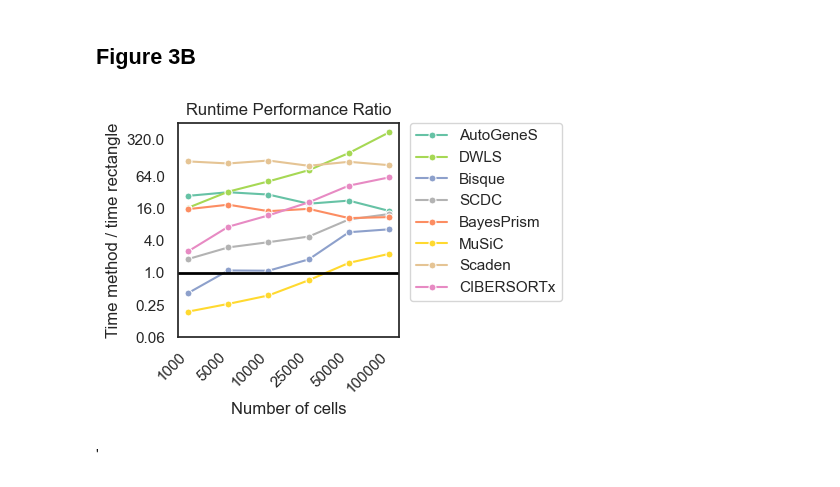
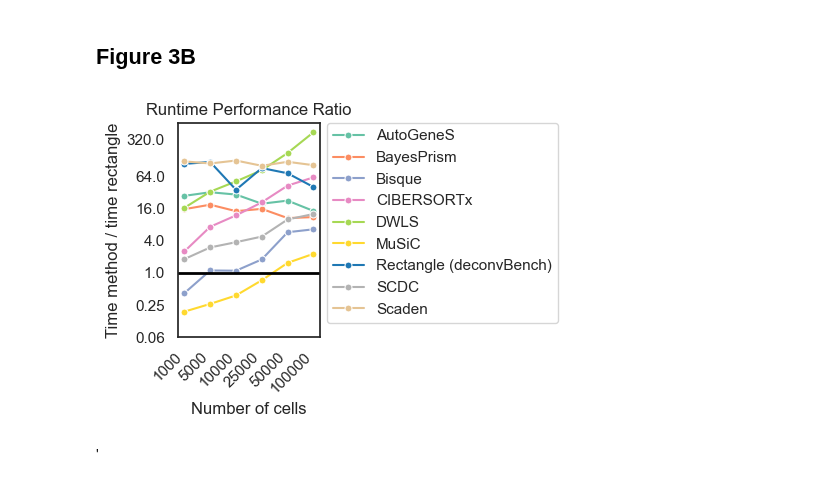
Before and after one commit to ComputationalBiomedicineGroup/rectangle_paper, a Jupyter notebook: notebooks/figure_3.ipynb, the cells around one changed output. Drawn from its saved outputs; the diff is of its cells as text; code cells hidden in the pictures.

Commit message:
updated runtimes

```diff
--- a/notebooks/figure_3.ipynb
+++ b/notebooks/figure_3.ipynb
@@ -257,7 +254,15 @@ runtimes_omni = pd.read_csv('../data/fig3/omnibench_runtime_data.csv', index_col
 runtimes_omni = runtimes_omni[runtimes_omni['bulk_samples'] == 5]
 runtimes_omni = runtimes_omni[runtimes_omni['process'] == 'FULL WORKFLOW']
 runtimes_omni = runtimes_omni[runtimes_omni['subset_value'] != 3000]
-runtimes_rectangle['elapsed_minutes'] = runtimes_rectangle['time_mean'] / 60
+
+runtimes_rectangle['elapsed_minutes'] = runtimes_rectangle['time_mean'] / 60 # get minutes
+runtimes_rectangle_omnibench = pd.read_csv('../data/fig3/rectangle_runtime_omnibench.csv')
+runtimes_rectangle_omnibench = runtimes_rectangle_omnibench[runtimes_rectangle_omnibench['bulk_samples'] == 5]
+runtimes_rectangle_omnibench = runtimes_rectangle_omnibench[runtimes_rectangle_omnibench['process'] == 'FULL WORKFLOW']
+runtimes_rectangle_omnibench = runtimes_rectangle_omnibench[runtimes_rectangle_omnibench['subset_value'] != 3000]
+#append rectangle omnibench rows to runtimes_omni
+runtimes_omni = pd.concat([runtimes_omni, runtimes_rectangle_omnibench], ignore_index=True)
+runtimes_omni.loc[runtimes_omni['method'] == 'Rectangle', 'method'] = 'Rectangle (deconvBench)'
 # %%
 
 for i, row in runtimes_rectangle.iterrows():
@@ -286,11 +291,12 @@ method_palette = {
     "CIBERSORTx": "#E78AC3",
     "DWLS": "#A6D854",
     "MuSiC": "#FFD92F",
+    "Rectangle (deconvBench)": "#1F78B4",
     "Scaden": "#E5C494",
     "SCDC": "#B3B3B3",
-    "Rectangle": "#000000"
+
 }
-
+legend_order = sorted(list(method_palette.keys()))
 # Filter and preprocess data
 plot_runtime_df = runtimes_omni
 plot_runtime_df['n_cells'] = plot_runtime_df['n_cells'].round(0).astype(int)
@@ -302,35 +308,36 @@ plot_runtime_df['performance_ratio'] = np.log(plot_runtime_df['performance_ratio
 sns.set_theme(style="white")
 plt.figure(figsize=(5, 3.5))
 
+
 # Create the line plot
-ax = sns.lineplot(data=plot_runtime_df, x='n_cells', y='performance_ratio', hue='method', marker='o', markersize=5, palette=method_palette)
+ax = sns.lineplot(data=plot_runtime_df, x='n_cells', y='performance_ratio', hue='method', marker='o', markersize=5, palette=method_palette, hue_order=legend_order)
 plt.xlabel('Number of cells')
 plt.ylabel('Time method / time rectangle')
 plt.title('Runtime Performance Ratio')
 
 # Set y-axis to exponential values
 def format_func(value, tick_number):
     return f'{np.round(np.exp(value), 2)}'
 
 ax.yaxis.set_major_formatter(FuncFormatter(format_func))
 plt.yticks([np.log(1/16), np.log(1/4), np.log(1), np.log(4), np.log(16), np.log(64), np.log(320)])  # Set the y-ticks
 
 
 # Add horizontal line at y=1
 plt.axhline(y=np.log(1), color='black', linestyle='-', linewidth=2)
 
 # Rotate x-axis ticks
 plt.xticks(rotation=45, ha='right')
 
 # Move legend to the right and arrange in two columns
 legend = plt.legend(loc='upper left', bbox_to_anchor=(1.05, 1), borderaxespad=0., ncol=1)
 
 # Apply tight layout and save the plot
 plt.tight_layout()
 plt.savefig('../figures/fig3b_performance_ratio.pdf')
 plt.show()
 # %% [output]
-[figure, old version]
+[figure, new version]
 # %% [markdown]
 '
 # %% [markdown]
```
Also changed, not shown: parts of 4 cells of this notebook, 5 other files.
